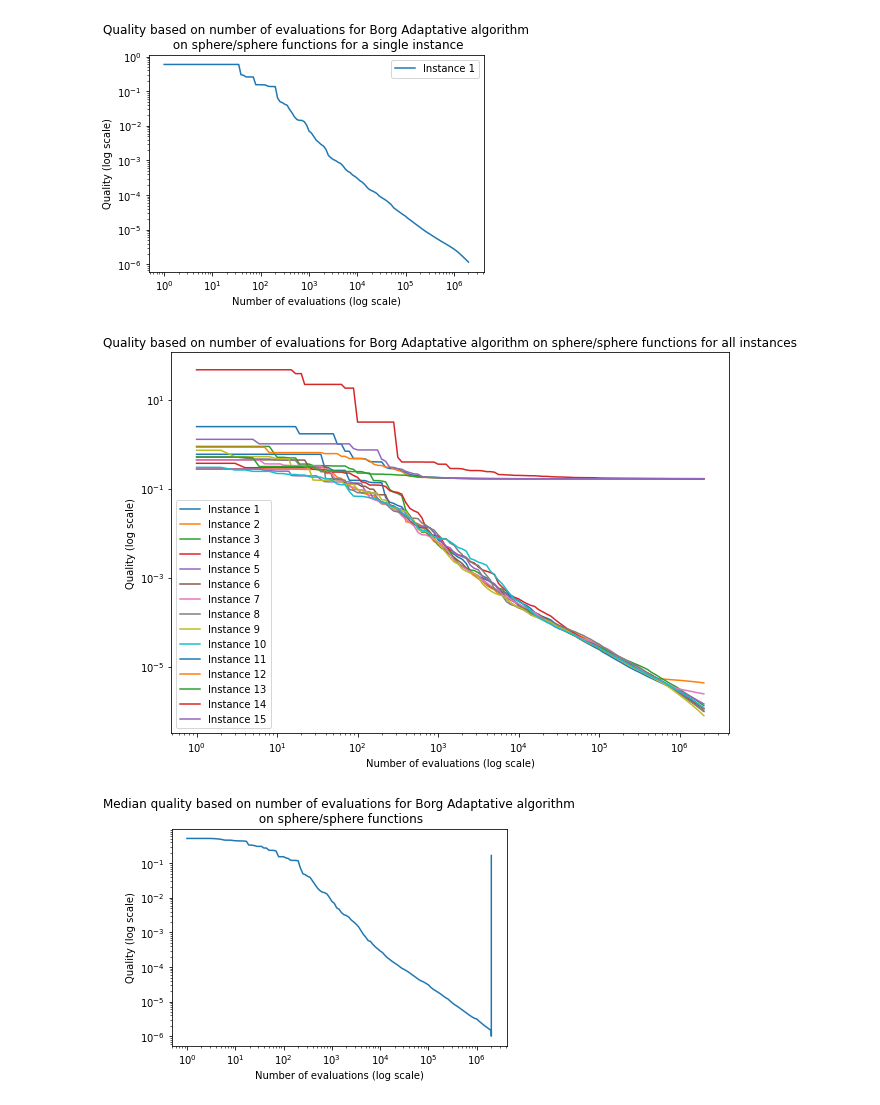
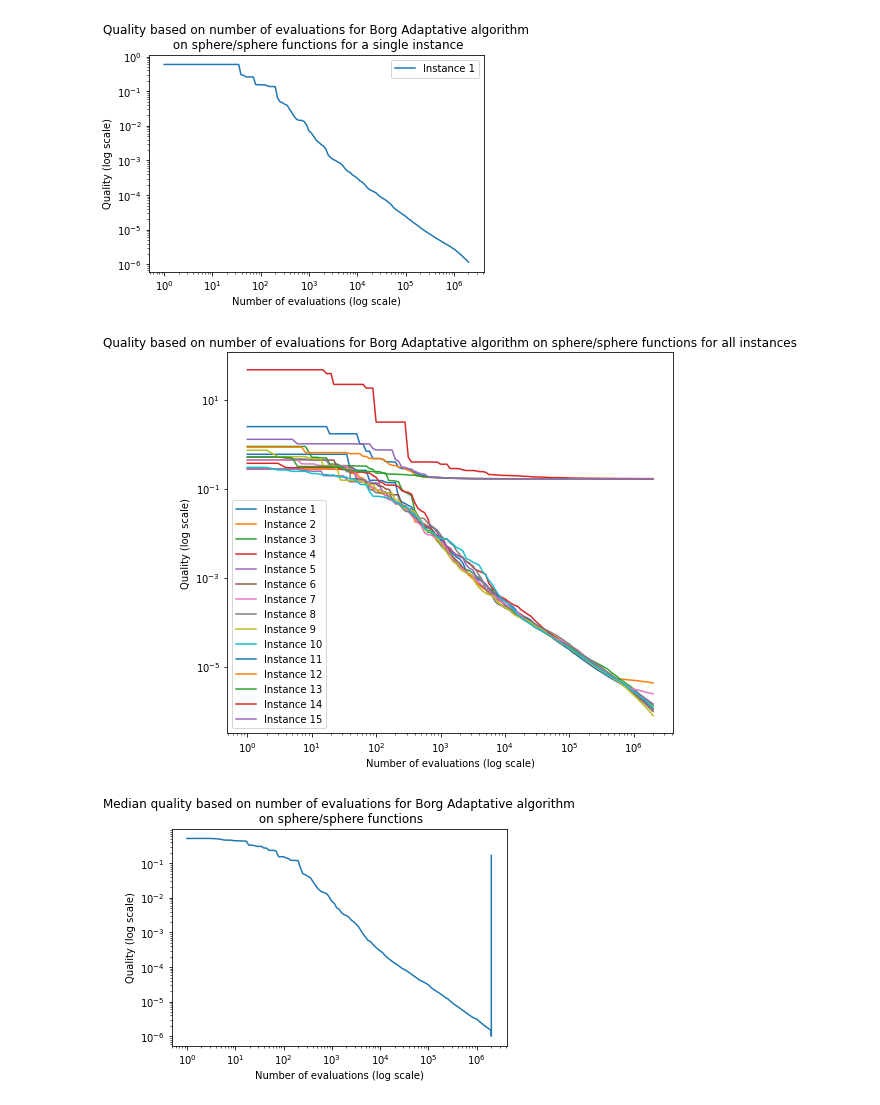
Before and after one commit to keiz44l/initiation_recherche, a Jupyter notebook: borg_f01.ipynb, the cells around one changed output. Drawn from its saved outputs; the diff is of its cells as text; code cells hidden in the pictures.

```diff
--- a/borg_f01.ipynb
+++ b/borg_f01.ipynb
@@ -33,19 +33,19 @@ plt.show()
 # %%
 # Plot the data
 fig, ax = plt.subplots()
-fig.set_size_inches(10, 7)
+fig.set_size_inches(8, 7)
 ax.set_title("Quality based on number of evaluations for Borg Adaptative algorithm on sphere/sphere functions for all instances")
 ax.set_xlabel("Number of evaluations (log scale)")
 ax.set_ylabel("Quality (log scale)")
 ax.set_xscale("log")
 ax.set_yscale("log")
 for i, instance in enumerate(instances):
     ax.plot(list(instance.keys()), list(instance.values()), label=f"Instance {i+1}")
 ax.plot()
 ax.legend(loc='lower left')
 plt.show()
 # %% [output]
-[figure, old version]
+[figure, new version]
 # %%
 # convert to numpy
 for i, instance in enumerate(instances):
```
Also changed, not shown: parts of 3 cells of this notebook, 3 other files.
